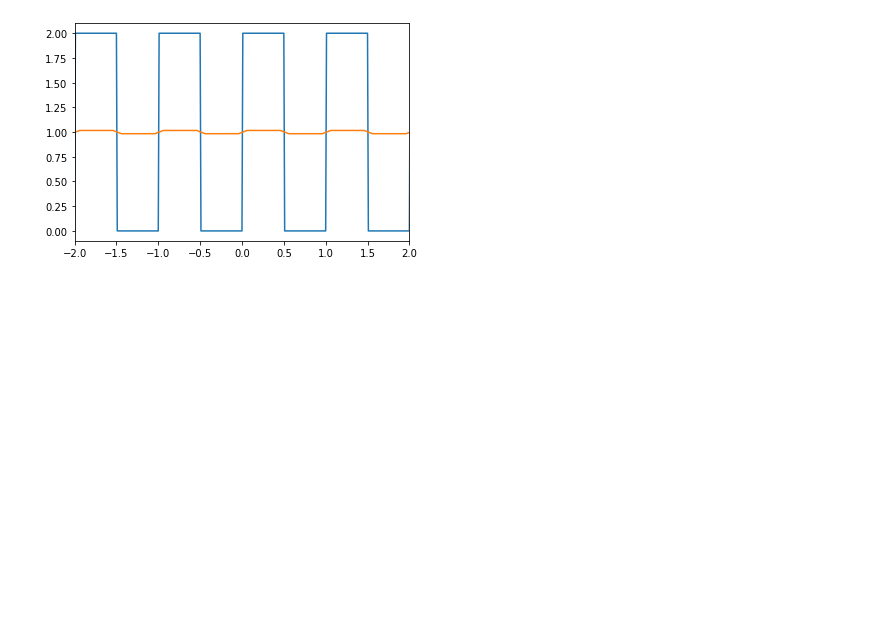
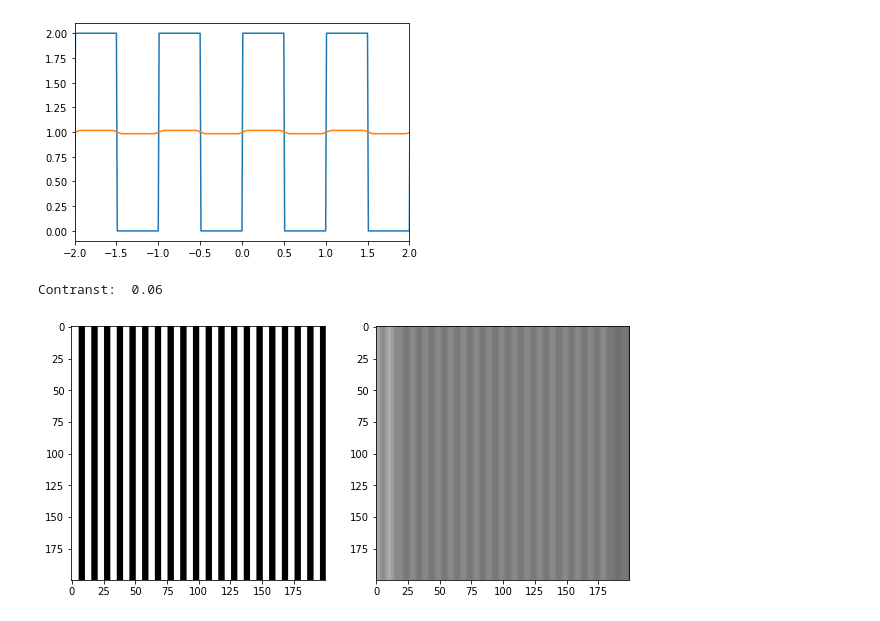
Before and after one commit to AkiraTerao/AT, a Jupyter notebook: diffraction.ipynb, the cells around one changed output. Drawn from its saved outputs; the diff is of its cells as text; code cells hidden in the pictures; blank space fills up the shorter version.

```diff
--- a/diffraction.ipynb
+++ b/diffraction.ipynb
@@ -87,3 +87,24 @@ print(f'Contrast: {cnt: 0.2f}')
 # %% [output]
 Contrast:  0.02
 [figure]
+# %%
+x = np.arange(-10e-3,10e-3,1e-4)
+rec = (signal.square(2*np.pi/1.0e-3*x)+1)/2
+rec2d = np.tile(rec,(200,1))
+samp = 3.2e-3
+num = int(samp/1e-4)
+ker2d = np.ones([num,num])/num**2
+rec2d_r = signal.convolve2d(rec2d, ker2d, boundary='symm', mode='same')
+plt.figure(figsize=(10,5))
+plt.subplot(1,2,1)
+plt.imshow(rec2d,cmap='gray',vmax=1,vmin=0)
+plt.subplot(1,2,2)
+plt.imshow(rec2d_r,cmap='gray',vmax=1,vmin=0)
+
+Imax=np.max(rec2d_r[100,80:120])
+Imin=np.min(rec2d_r[100,80:120])
+cnt =(Imax-Imin)/(Imax+Imin)
+print(f'Contranst: {cnt: 0.2f}')
+# %% [output]
+Contranst:  0.06
+[figure, added]
```
